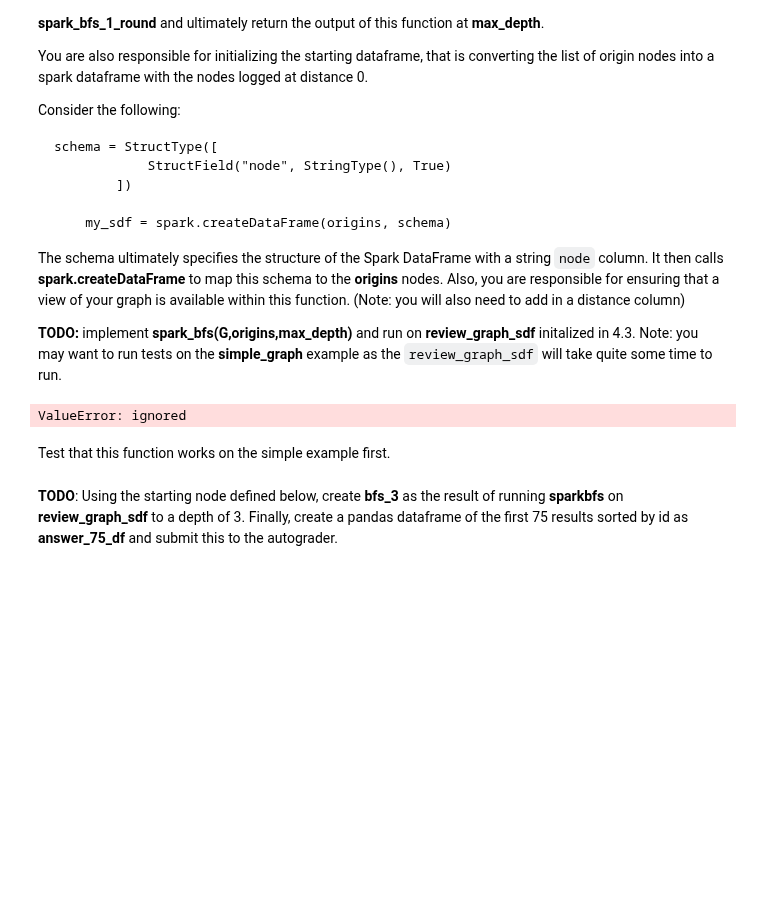
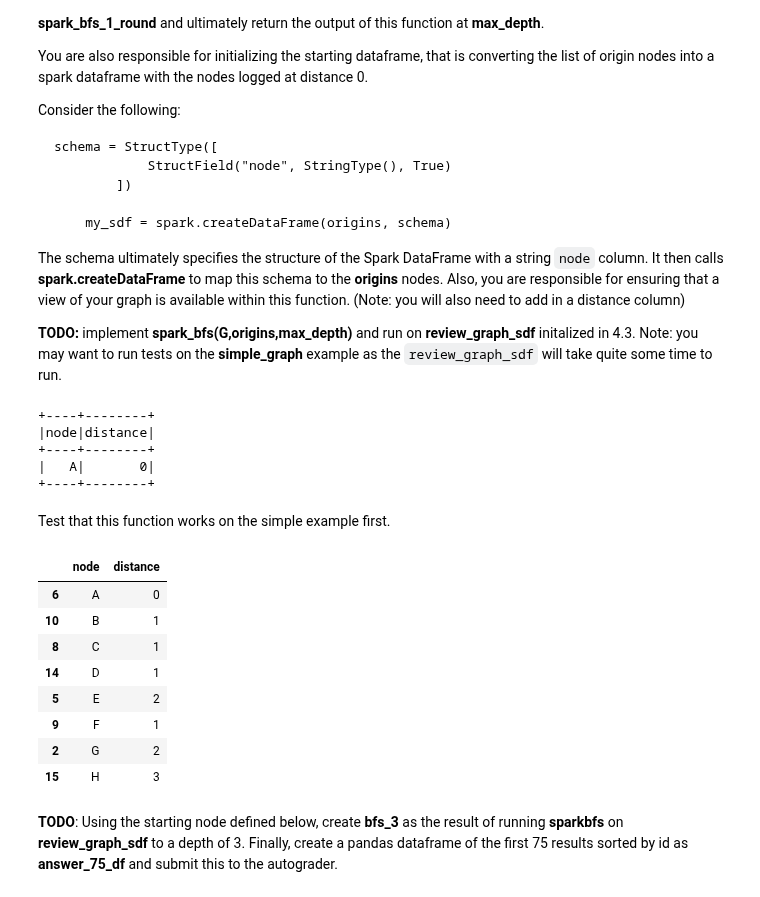
Before and after one commit to spatank/CIS-545, a Jupyter notebook: Homework_2_SPP.ipynb, the cells around one changed output. Drawn from its saved outputs; the diff is of its cells as text; code cells hidden in the pictures; blank space fills up the shorter version.

```diff
--- a/Homework_2_SPP.ipynb
+++ b/Homework_2_SPP.ipynb
@@ -1569,15 +1564,21 @@ schema = StructType([
 The schema ultimately specifies the structure of the Spark DataFrame with a string `node` column. It then calls **spark.createDataFrame** to map this schema to the **origins** nodes. Also, you are responsible for ensuring that a view of your graph is available within this function. (Note: you will also need to add in a distance column)
 
 **TODO:** implement **spark_bfs(G,origins,max_depth)** and run on **review_graph_sdf** initalized in 4.3. Note: you may want to run tests on the **simple_graph** example as the `review_graph_sdf` will take quite some time to run.
+# %%
+smallOrig = [{'node': 'A'}]
 # %%
 schema = StructType([
           StructField("node", StringType(), True),
-          StructField("distance", IntegerType(), False)
+          StructField("distance", IntegerType(), True)
       ])
-
-origins = [{'node': 'A'}]
-
-my_sdf = spark.createDataFrame(origins, schema)
+my_sdf = spark.createDataFrame(smallOrig, schema)
+my_sdf.createOrReplaceTempView('my_sdf')
+my_sdf = spark.sql('SELECT node, IFNULL(distance, 0) AS distance FROM my_sdf')
+my_sdf.show()
 # %% [output]
-ValueError: ignored
++----+--------+
+|node|distance|
++----+--------+
+|   A|       0|
++----+--------+
 # %%
@@ -1607,3 +1614,18 @@ simple_bfs_iterative_result.show()
+# %%
+simple_bfs_iterative_result = spark_bfs(simple_graph_sdf, smallOrig, 3)
+simple_bfs_iterative_result = simple_bfs_iterative_result.toPandas()
+simple_bfs_iterative_result = simple_bfs_iterative_result.sort_values('distance', ascending = True).drop_duplicates('node').sort_values(by = 'node')
+simple_bfs_iterative_result
+# %% [output]
+|  | node | distance |
+| 6 | A | 0 |
+| 10 | B | 1 |
+| 8 | C | 1 |
+| 14 | D | 1 |
+| 5 | E | 2 |
+| 9 | F | 1 |
+| 2 | G | 2 |
+| 15 | H | 3 |
 # %% [markdown]
 **TODO**: Using the starting node defined below, create **bfs_3** as the result of running **sparkbfs** on **review_graph_sdf** to a depth of 3. Finally, create a pandas dataframe of the first 75 results sorted by id as **answer_75_df** and submit this to the autograder.
 # %%
```
Also changed, not shown: parts of 13 cells of this notebook.
